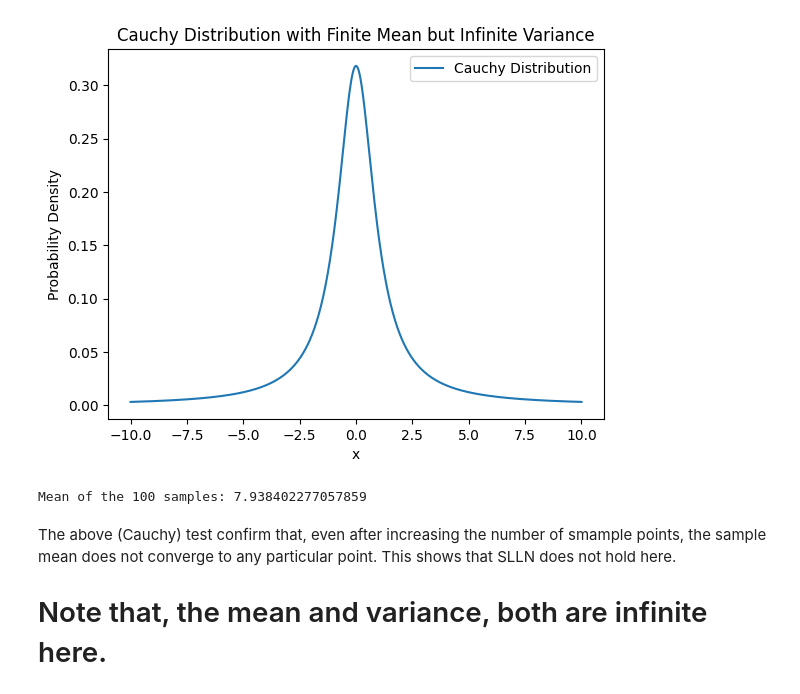
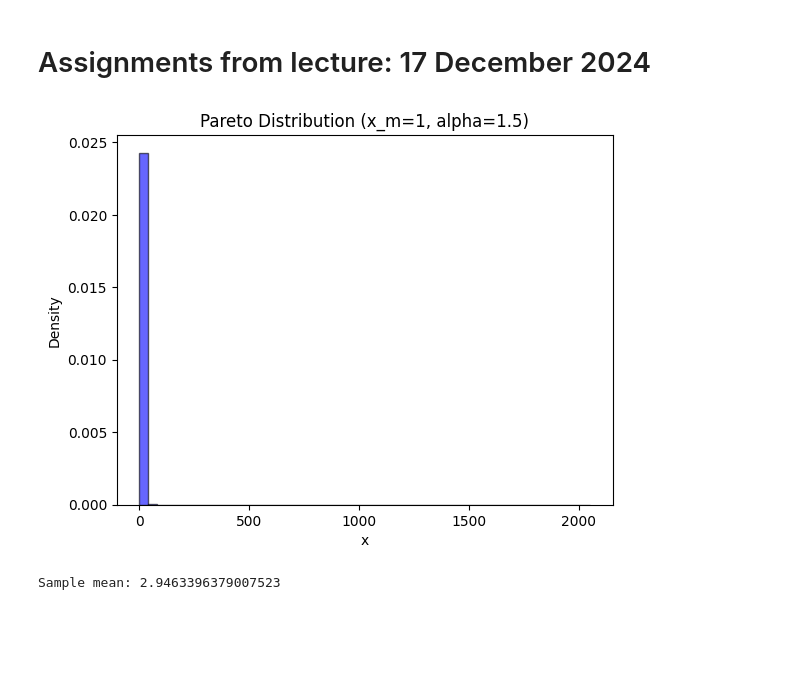
Before and after one commit to pkroy1991/Logic-lab-Praveen, a Jupyter notebook: Law-of-large-numbers.ipynb, the cells around one changed output. Cells and saved outputs as stored; diff of their text form; code cells hidden in the pictures; blank space fills up the shorter version.

```diff
--- a/Law-of-large-numbers.ipynb
+++ b/Law-of-large-numbers.ipynb
@@ -94,44 +1,27 @@ Mean of the sampled points: 141.66258914070934
-# %%
-import numpy as np
-import matplotlib.pyplot as plt
-from scipy.stats import cauchy
-
-# Parameters
-x_0 = 0  # Location (median)
-gamma = 1  # Scale
-
-# Generate values from the Cauchy distribution
-x = np.linspace(-10, 10, 1000)
-y = cauchy.pdf(x, loc=x_0, scale=gamma)
-
-# Plot the PDF
-plt.plot(x, y, label="Cauchy Distribution")
-plt.title("Cauchy Distribution with Finite Mean but Infinite Variance")
-plt.xlabel("x")
-plt.ylabel("Probability Density")
-plt.legend()
-plt.show()
-# %% [output]
-[figure, removed]
-# %%
-import numpy as np
-from scipy.stats import cauchy
-
-# Parameters
-x_0 = 0  # Location (median)
-gamma = 5  # Scale
-num_samples = 1000  # Number of random samples
-
-# Sample 100 points from the Cauchy distribution
-samples = cauchy.rvs(loc=x_0, scale=gamma, size=num_samples)
-
-# Compute the mean of the samples
-mean_samples = np.mean(samples)
-
-# Print the result
-print(f"Mean of the 100 samples: {mean_samples}")
-# %% [output]
-Mean of the 100 samples: 7.938402277057859
-# %% [markdown]
-The above (Cauchy) test confirm that, even after increasing the number of smample points, the sample mean does not converge to any particular point. This shows that SLLN does not hold here.
-# Note that, the mean and variance, both are infinite here.
+# %% [markdown]
+# Assignments from lecture: 17 December 2024
+# %%
+import numpy as np
+import matplotlib.pyplot as plt
+
+# Parameters
+x_m = 1  # Scale parameter
+alpha = 1.5  # Shape parameter (1 < alpha <= 2 for finite mean, infinite variance)
+true_mean = 3
+
+# Generate samples
+samples = (np.random.pareto(alpha, 100000) + 1) * x_m
+
+# Plot the histogram
+plt.hist(samples, bins=50, density=True, alpha=0.6, color='blue', edgecolor='black')
+plt.title(f"Pareto Distribution (x_m={x_m}, alpha={alpha})")
+plt.xlabel("x")
+plt.ylabel("Density")
+plt.show()
+
+# Compute the sample mean
+sample_mean = np.mean(samples)
+print(f"Sample mean: {sample_mean}")
+# %% [output]
+[figure, added]
+Sample mean: 2.9463396379007523
```
Also changed, not shown: parts of 5 cells of this notebook, 1 other file.
